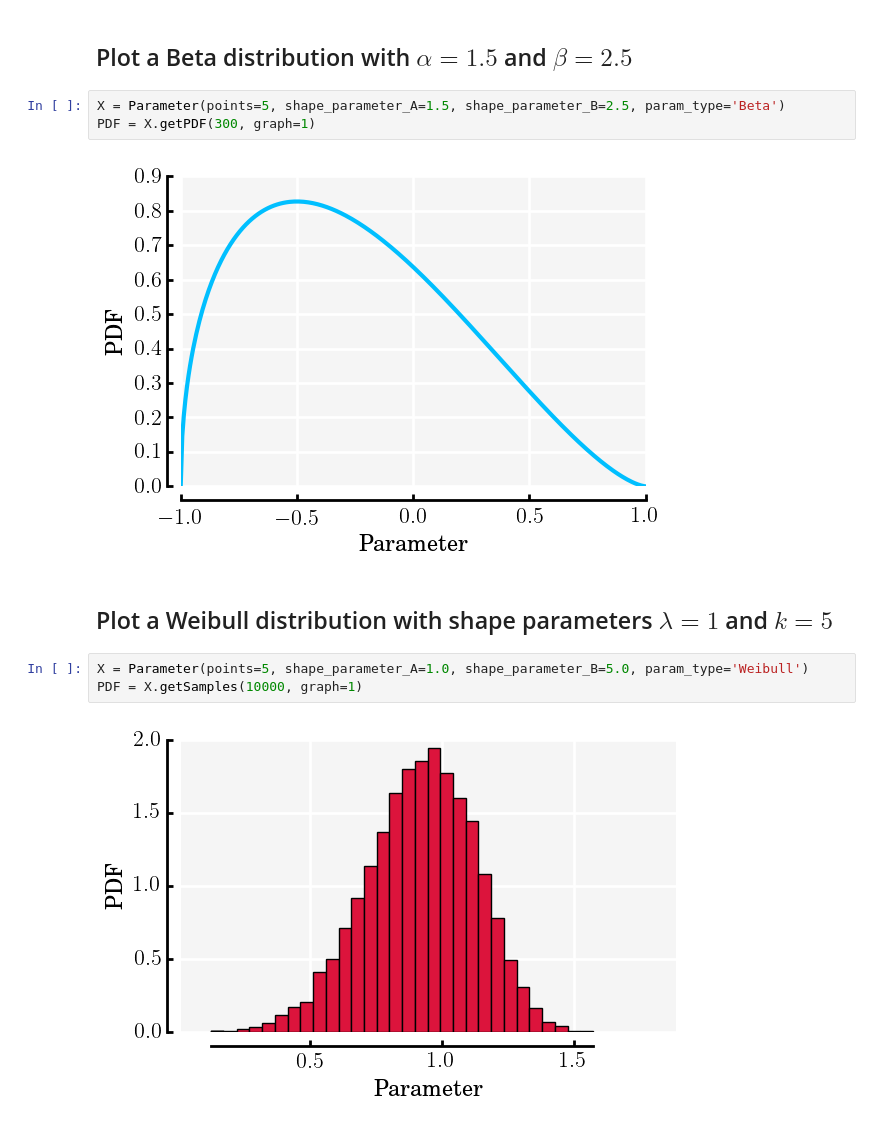
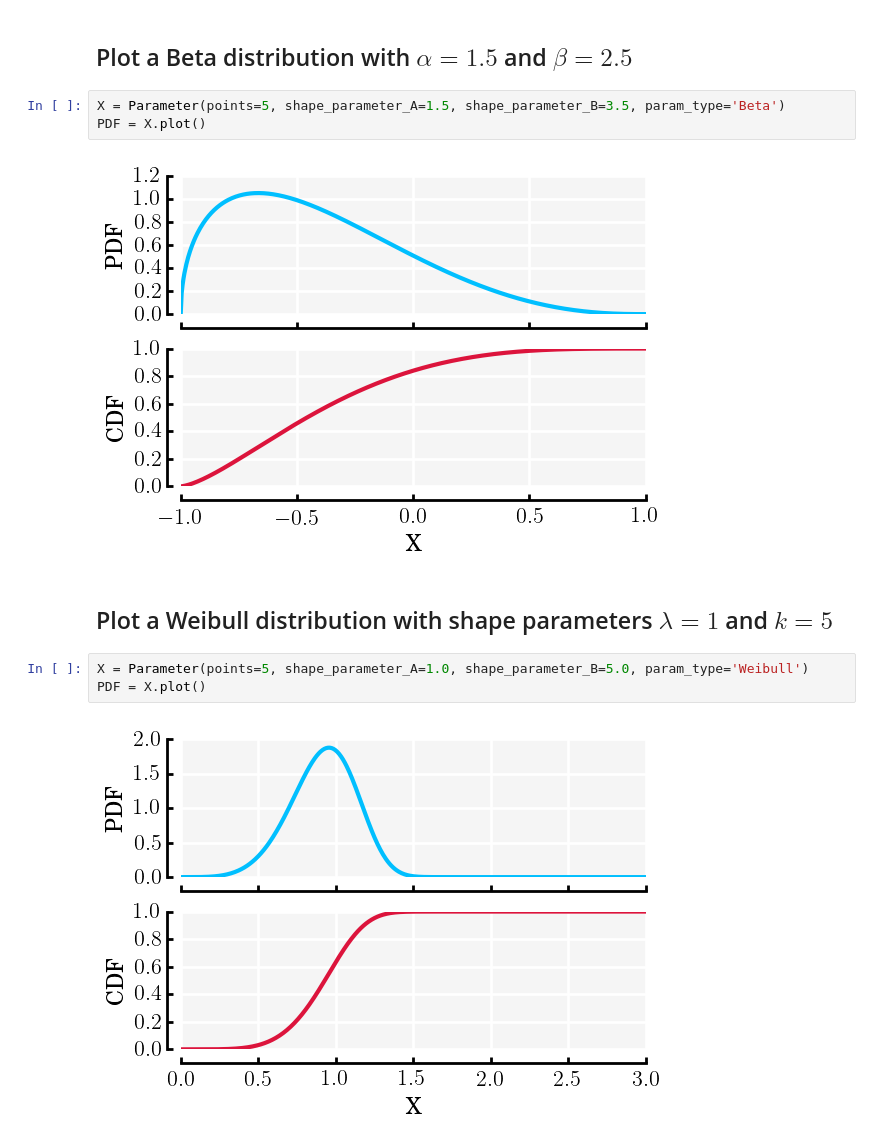
Before and after one commit to equadratures/equadratures, a Jupyter notebook: ipython-notebooks/InputPDFs.ipynb, the cells around one changed output. Drawn from its saved outputs; the diff is of its cells as text.

```diff
--- a/ipython-notebooks/InputPDFs.ipynb
+++ b/ipython-notebooks/InputPDFs.ipynb
@@ -22,14 +19,14 @@ PDF = X.getPDF(300, graph=1)
 # %% [markdown]
 <h2> Plot a Beta distribution with $\alpha=1.5$ and $\beta=2.5$
 # %%
-X = Parameter(points=5, shape_parameter_A=1.5, shape_parameter_B=2.5, param_type='Beta')
-PDF = X.getPDF(300, graph=1)
+X = Parameter(points=5, shape_parameter_A=1.5, shape_parameter_B=3.5, param_type='Beta')
+PDF = X.plot()
 # %% [output]
-[figure, old version]
+[figure, new version]
 # %% [markdown]
 <h2> Plot a Weibull distribution with shape parameters $\lambda=1$ and $k=5$
 # %%
 X = Parameter(points=5, shape_parameter_A=1.0, shape_parameter_B=5.0, param_type='Weibull')
-PDF = X.getSamples(10000, graph=1)
+PDF = X.plot()
 # %% [output]
-[figure, old version]
+[figure, new version]
```
Also changed, not shown: parts of 3 cells of this notebook, 2 other files.
